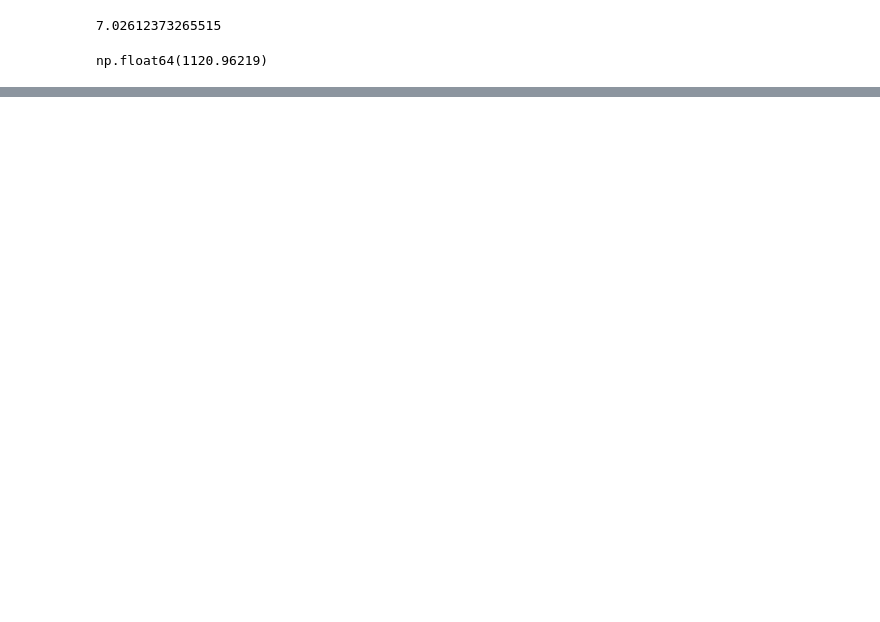
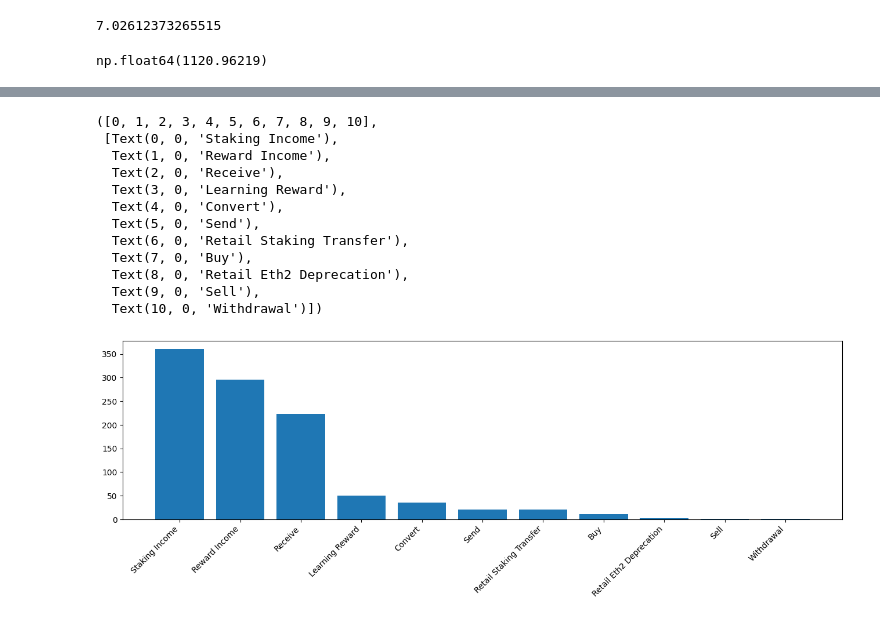
Before and after one commit to poko251/coinbase-etl, a Jupyter notebook: coinbase_notepad.ipynb, the cells around one changed output, grey strips where cells are left out. Saved outputs shown, nothing was run; the diff lists cells and outputs as text; code cells hidden in the pictures; blank space fills up the shorter version.

```diff
--- a/coinbase_notepad.ipynb
+++ b/coinbase_notepad.ipynb
@@ -113,0 +173,26 @@ np.float64(1120.96219)
+# %%
+import matplotlib.pyplot as plt
+
+transactions_series = transaction_type_distribution(df_clean)
+transactions_series_sorted = transactions_series.sort_values(ascending=False)
+
+fig, ax = plt.subplots(figsize=(16,4))
+ax.bar(transactions_series_sorted.index,
+       transactions_series_sorted.values
+           )
+
+plt.xticks(rotation=45, ha="right")
+# %% [output]
+([0, 1, 2, 3, 4, 5, 6, 7, 8, 9, 10],
+ [Text(0, 0, 'Staking Income'),
+  Text(1, 0, 'Reward Income'),
+  Text(2, 0, 'Receive'),
+  Text(3, 0, 'Learning Reward'),
+  Text(4, 0, 'Convert'),
+  Text(5, 0, 'Send'),
+  Text(6, 0, 'Retail Staking Transfer'),
+  Text(7, 0, 'Buy'),
+  Text(8, 0, 'Retail Eth2 Deprecation'),
+  Text(9, 0, 'Sell'),
+  Text(10, 0, 'Withdrawal')])
+[figure, added]
```
Also changed, not shown: parts of 13 cells of this notebook, 7 other files.
